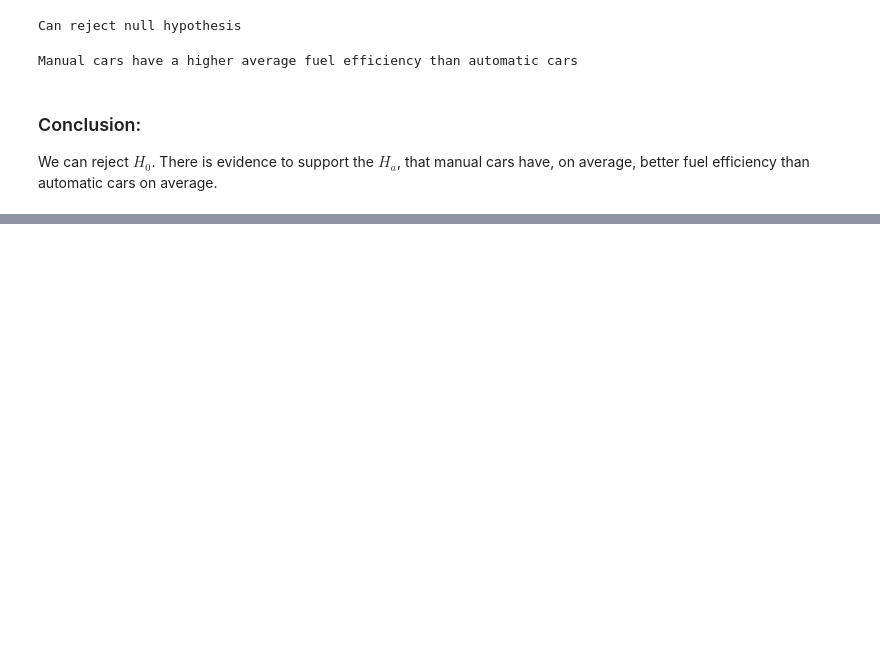
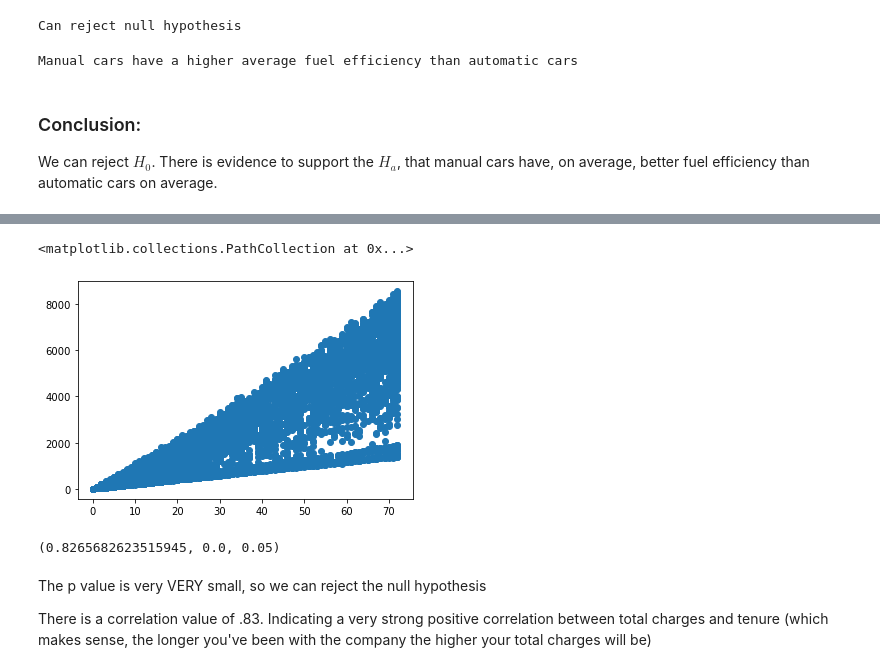
Before and after one commit to HeatherOrtegaMcMillan/statistics-exercises, a Jupyter notebook: hypothesis_testing.ipynb, the cells around one changed output, grey strips where cells are left out. Saved outputs shown, nothing was run; the diff lists cells and outputs as text; code cells hidden in the pictures; blank space fills up the shorter version.

```diff
--- a/hypothesis_testing.ipynb
+++ b/hypothesis_testing.ipynb
@@ -348,0 +425,22 @@ We can reject $H_{0}$. There is evidence to support the $H_{a}$, that manual car
+# %%
+# make new column for total charges (instead of the one given) by multiplying
+# monthly tenure by monthly charges
+df['totalcharges'] = df.tenure * df.monthly_charges
+# %%
+totalcharges = df.totalcharges
+tenure = df.tenure
+alpha = 0.05
+
+plt.scatter(tenure, totalcharges)
+# %% [output]
+<matplotlib.collections.PathCollection at 0x...>
+[figure, added]
+# %%
+corr, p = stats.pearsonr(tenure, totalcharges)
+corr, p, alpha
+# %% [output]
+(0.8265682623515945, 0.0, 0.05)
+# %% [markdown]
+The p value is very VERY small, so we can reject the null hypothesis
+
+There is a correlation value of .83. Indicating a very strong positive correlation between total charges and tenure (which makes sense, the longer you've been with the company the higher your total charges will be)
```
Also changed, not shown: parts of 38 cells of this notebook.
